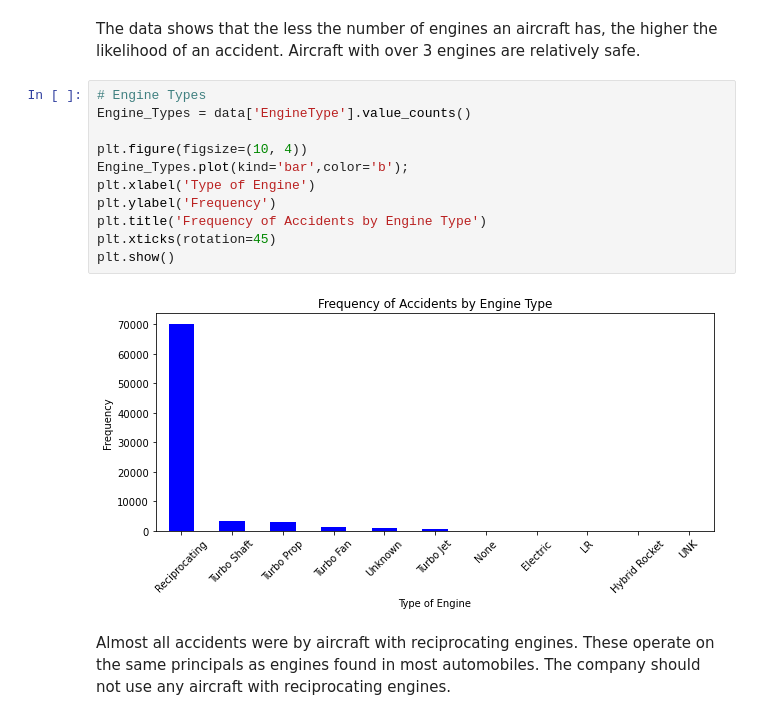
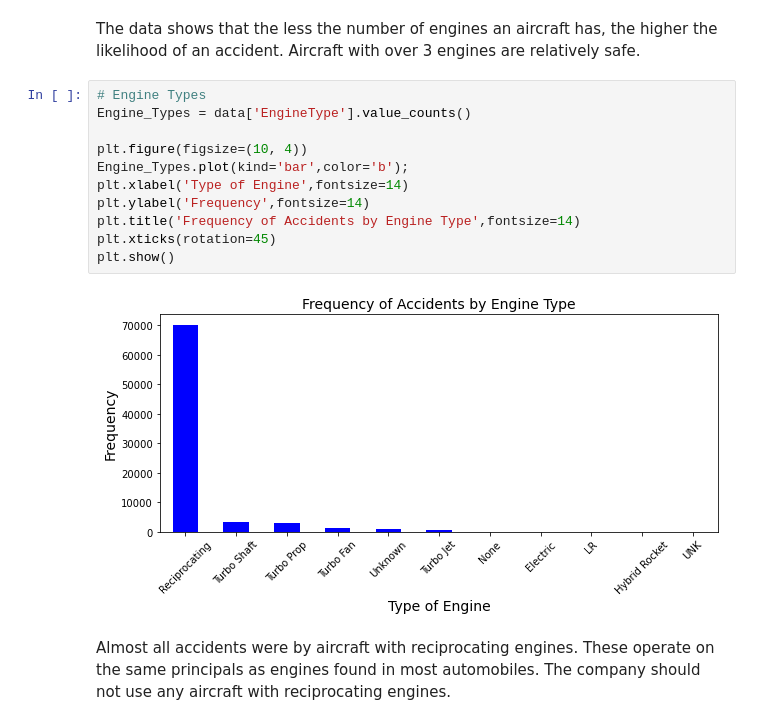
Before and after one commit to WambuiMunene/DSPT08_Phase1-Project, a Jupyter notebook: Aviation_Safety_Analysis.ipynb, the cells around one changed output. Drawn from its saved outputs; the diff is of its cells as text.

```diff
--- a/Aviation_Safety_Analysis.ipynb
+++ b/Aviation_Safety_Analysis.ipynb
@@ -911,16 +911,16 @@ The data shows that the less the number of engines an aircraft has, the higher t
 # %%
 # Engine Types
 Engine_Types = data['EngineType'].value_counts()
 
 plt.figure(figsize=(10, 4))
 Engine_Types.plot(kind='bar',color='b');
-plt.xlabel('Type of Engine')
-plt.ylabel('Frequency')
-plt.title('Frequency of Accidents by Engine Type')
+plt.xlabel('Type of Engine',fontsize=14)
+plt.ylabel('Frequency',fontsize=14)
+plt.title('Frequency of Accidents by Engine Type',fontsize=14)
 plt.xticks(rotation=45)
 plt.show()
 # %% [output]
-[figure, old version]
+[figure, new version]
 # %% [markdown]
 Almost all accidents were by aircraft with reciprocating engines. These operate on the same principals as engines found in most automobiles. The company should not use any aircraft with reciprocating engines.
 # %%
```
Also changed, not shown: parts of 13 cells of this notebook.
